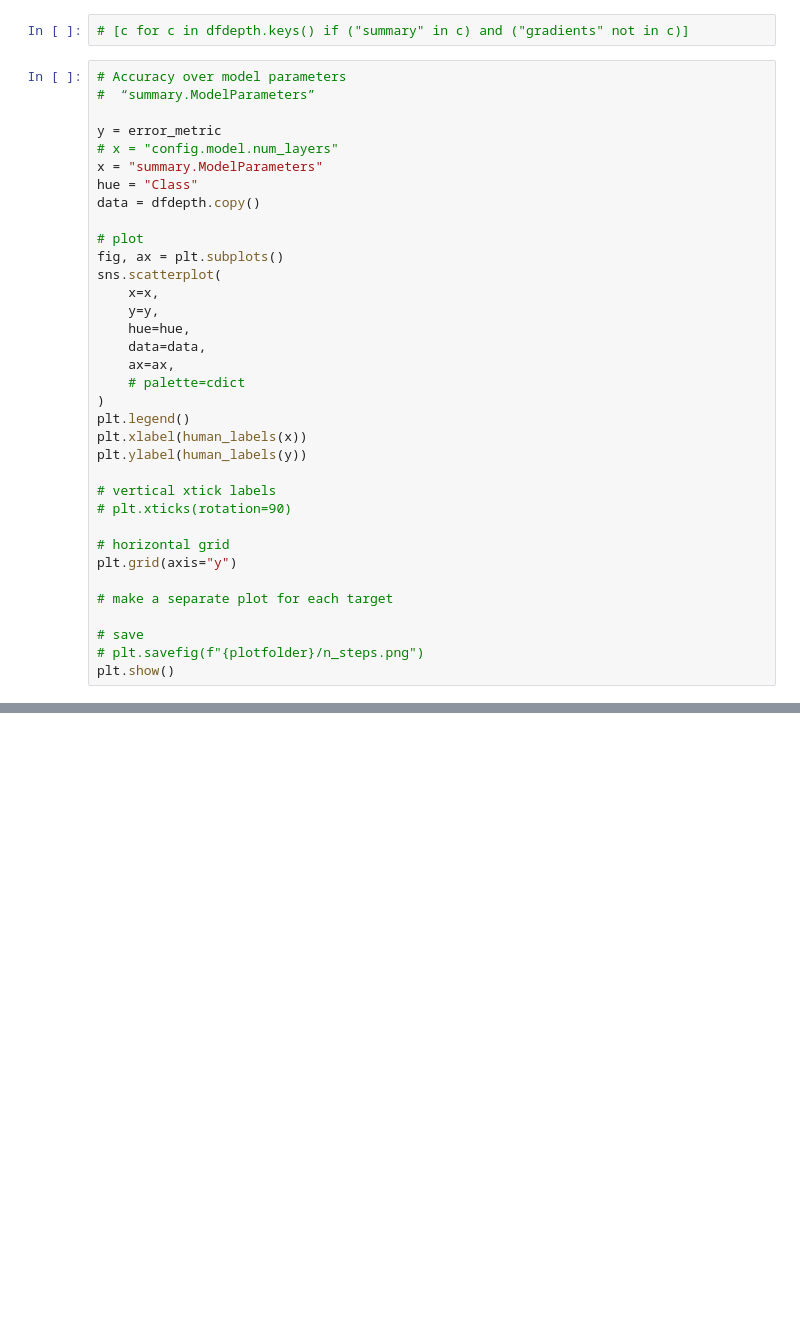
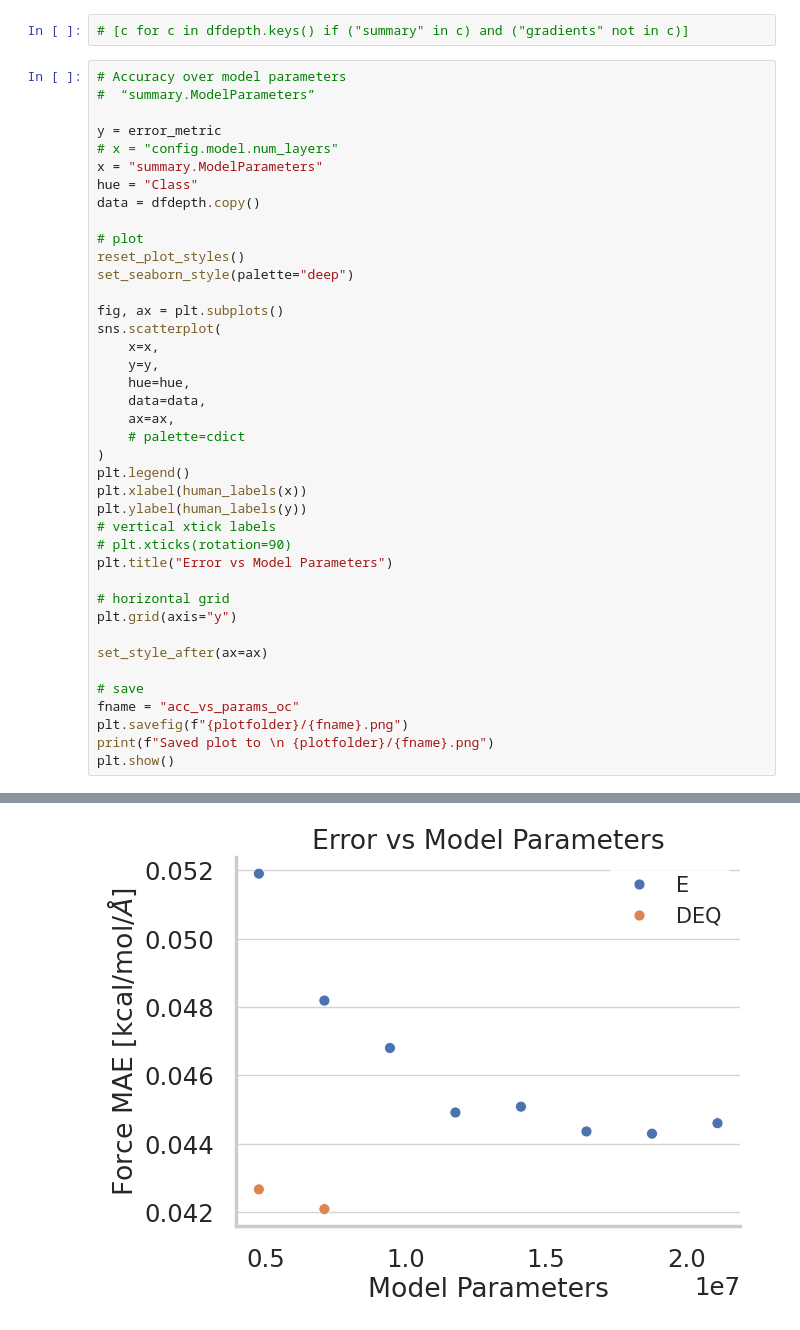
Before and after one commit to BurgerAndreas/equilibrium-forcefields, a Jupyter notebook: src/deq2ff/plotting/dashboard_oc20.ipynb, the cells around one changed output, grey strips where cells are left out. Drawn from its saved outputs; the diff is of its cells as text; blank space fills up the shorter version.

```diff
--- a/src/deq2ff/plotting/dashboard_oc20.ipynb
+++ b/src/deq2ff/plotting/dashboard_oc20.ipynb
@@ -115,6 +164,9 @@ hue = "Class"
 data = dfdepth.copy()
 
 # plot
+reset_plot_styles()
+set_seaborn_style(palette="deep")
+
 fig, ax = plt.subplots()
 sns.scatterplot(
     x=x,
@@ -127,15 +179,18 @@ sns.scatterplot(
 plt.legend()
 plt.xlabel(human_labels(x))
 plt.ylabel(human_labels(y))
-
 # vertical xtick labels
 # plt.xticks(rotation=90)
+plt.title("Error vs Model Parameters")
 
 # horizontal grid
 plt.grid(axis="y")
 
-# make a separate plot for each target
+set_style_after(ax=ax)
 
 # save
-# plt.savefig(f"{plotfolder}/n_steps.png")
+fname = "acc_vs_params_oc"
+plt.savefig(f"{plotfolder}/{fname}.png")
+print(f"Saved plot to \n {plotfolder}/{fname}.png")
 plt.show()
+# %% [output]
@@ -141,0 +199 @@ plt.show()
+[figure, added]
```
Also changed, not shown: parts of 6 cells of this notebook, 4 other files.
